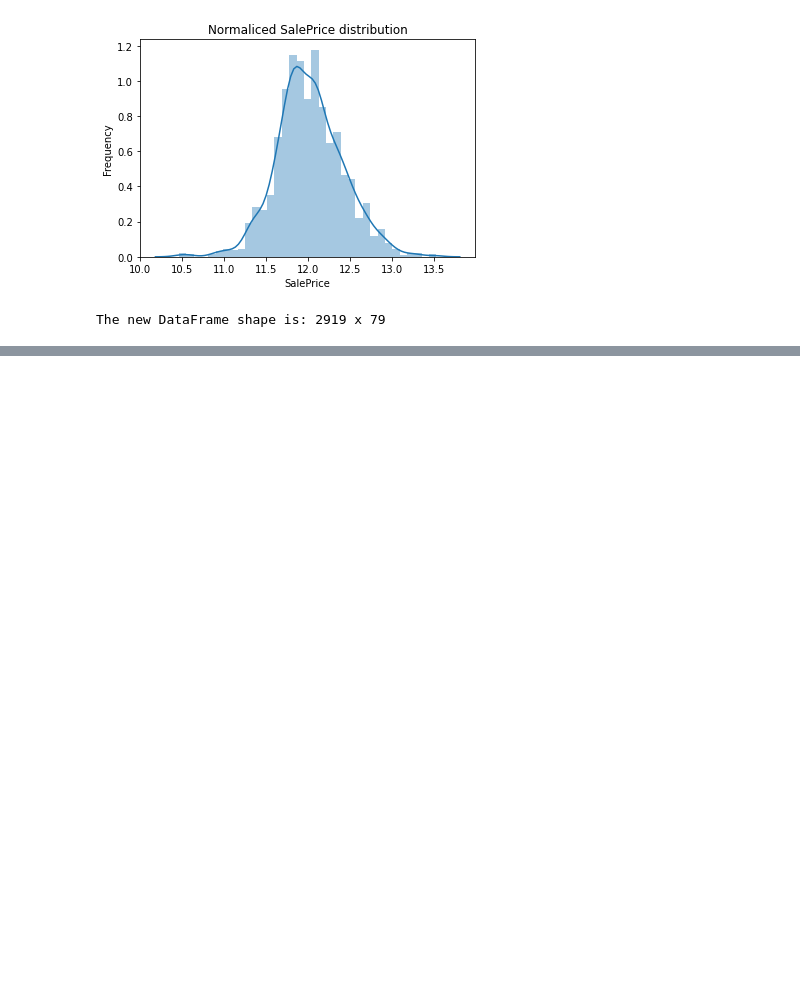
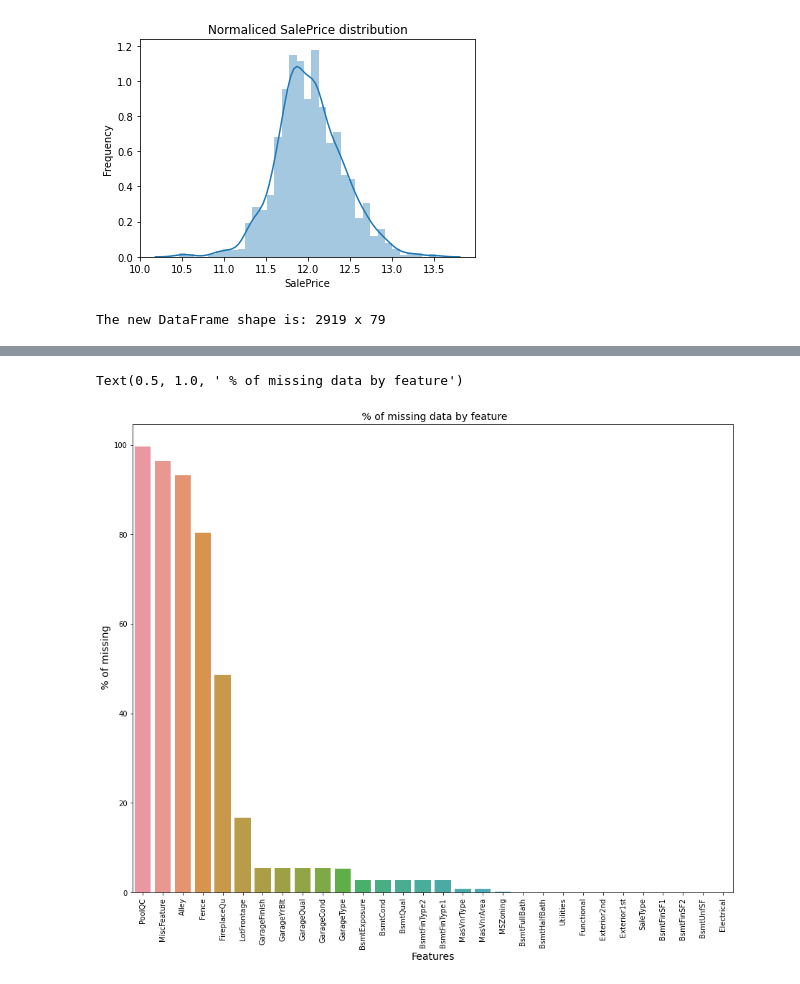
Before and after one commit to jogonzro/Kaggle_prices, a Jupyter notebook: first.ipynb, the cells around one changed output, grey strips where cells are left out. Cells and saved outputs as stored; diff of their text form; code cells hidden in the pictures; blank space fills up the shorter version.

Commit message:
hecho heatmap de missing

```diff
--- a/first.ipynb
+++ b/first.ipynb
@@ -258,9 +255,15 @@ Skewness: 0.12134661989685333
 Kurtosis: 0.809519155707878
 [figure]
 # %%
-allDF = pd.concat((train,test)).reset_index(drop = True)
-allDF.drop(["SalePrice"], axis = 1, inplace = True)
+totalDF = pd.concat((train,test)).reset_index(drop = True)
+totalDF.drop(["SalePrice"], axis = 1, inplace = True) # we want to drop the SalePrice column since test doesn't have that column
 
-print("The new DataFrame shape is: {} x {}".format(allDF.shape[0], allDF.shape[1]))
+print("The new DataFrame shape is: {} x {}".format(totalDF.shape[0], totalDF.shape[1]))
 # %% [output]
 The new DataFrame shape is: 2919 x 79
+# %%
+# Let's work on missings
+totalDF_na = (totalDF.isnull().sum() /len(totalDF)) * 100 # here we are coding a % of data miss
+totalDF_na = totalDF_na.drop(totalDF_na[totalDF_na == 0].index).sort_values(ascending = False)[:30] # here we are dropping all the indexes that has a number equal to 0 and sorting them
+missing_data = pd.DataFrame({"Missing Ratio" : totalDF_na}) # we are creating a simple dataframe as a dictionary
+missing_data.head(10) # we are printing the first 10 lines
@@ -266,0 +282,11 @@ The new DataFrame shape is: 2919 x 79
+# %%
+# And now we plot the missing values to check how they are
+fif, ax = plt.subplots(figsize = (15,12)) # set up the size of the plot you are printing
+plt.xticks(rotation = "90") # rotate the names, so they don't collapse on each other
+sns.barplot(x = totalDF_na.index, y = totalDF_na) # axis on the plot
+plt.xlabel("Features", fontsize = 14)
+plt.ylabel(" % of missing", fontsize = 14)
+plt.title(" % of missing data by feature", fontsize = 14)
+# %% [output]
+Text(0.5, 1.0, ' % of missing data by feature')
+[figure, added]
```
Also changed, not shown: parts of 5 cells of this notebook, 1 other file.
